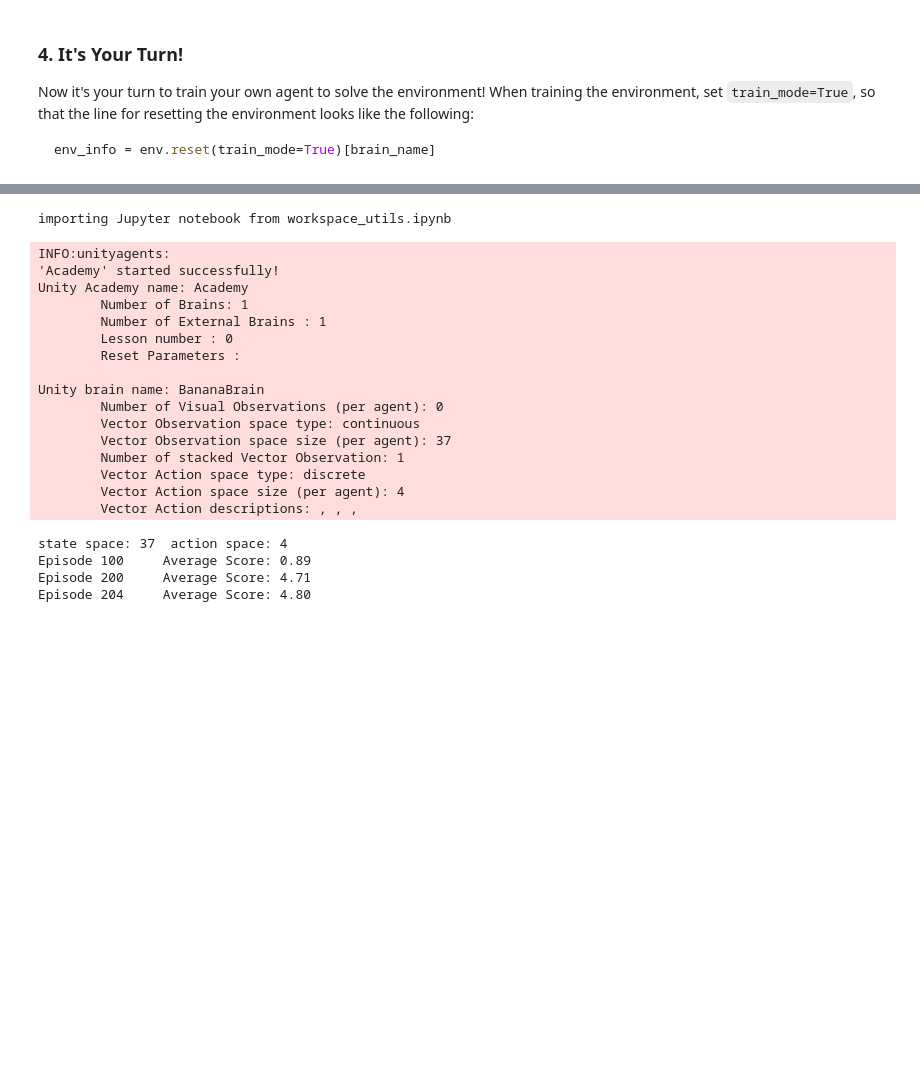
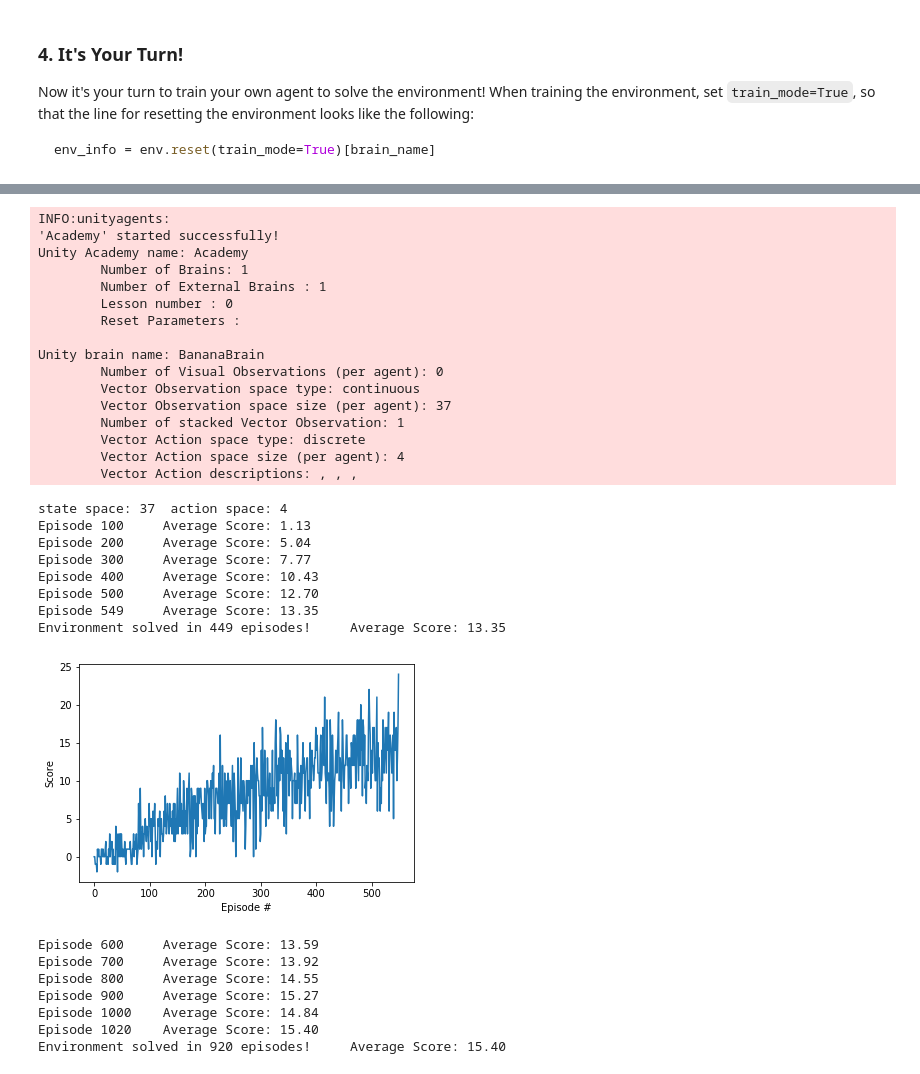
Before and after one commit to gutscdav000/dqn_navigation_project, a Jupyter notebook: Navigation.ipynb, the cells around one changed output, grey strips where cells are left out. Saved outputs shown, nothing was run; the diff lists cells and outputs as text; code cells hidden in the pictures; blank space fills up the shorter version.

Commit message:
post training Navigation notebook and other relevent data

```diff
--- a/Navigation.ipynb
+++ b/Navigation.ipynb
@@ -170,6 +170,7 @@ env_info = env.reset(train_mode=True)[brain_name]
 # %%
 from collections import deque
 import torch
+import matplotlib.pyplot as plt
 
 def dqn(agent, env, brain, brain_name, n_episodes=2000, max_t=1000, eps_start=1.0, eps_end=0.01, eps_decay=0.995):
     """Deep Q-Learning.
@@ -214,12 +215,15 @@ def dqn(agent, env, brain, brain_name, n_episodes=2000, max_t=1000, eps_start=1.
             max_score = score
             if np.mean(scores_window)>=13.0:
                 print('\nEnvironment solved in {:d} episodes!\tAverage Score: {:.2f}'.format(i_episode-100, np.mean(scores_window)))
-                checkpoint = {
-                    'model': agent.qnetwork_local,
-                    'state': agent.qnetwork_local.state_dict(),
-                    'optimizer': agent.optimizer.state_dict()
-                }
-                torch.save(checkpoint, 'checkpoint.pth')
-                break
+                torch.save(agent.qnetwork_local.state_dict(), 'checkpoint.pth')
+
+                fig = plt.figure()
+                ax = fig.add_subplot(111)
+                plt.plot(np.arange(len(scores)), scores)
+                plt.ylabel('Score')
+                plt.xlabel('Episode #')
+                plt.savefig('training_episodes.png')
+                plt.show()
+#                 break
 
     return scores
@@ -226,53 +233,65 @@ def dqn(agent, env, brain, brain_name, n_episodes=2000, max_t=1000, eps_start=1.
 # %%
 from dqn_agent import Agent
 import os
 import import_ipynb
-from workspace_utils import active_session
+# from workspace_utils import active_session
 
 # get the default brain
 # env = UnityEnvironment(file_name=os.path.join('Banana_Windows_x86_64', 'Banana.exe'))
-env = UnityEnvironment(file_name="/data/Banana_Linux_NoVis/Banana.x86_64")
+env = UnityEnvironment(file_name="Banana_Linux_NoVis/Banana.x86_64")
 brain_name = env.brain_names[0]
 brain = env.brains[brain_name]
 env_info = env.reset(train_mode=False)[brain_name]
 
 action_space = brain.vector_action_space_size
 state_space = len(env_info.vector_observations[0])
 print(f"state space: {state_space}\t action space: {action_space}")
 
 agent = Agent(state_size=state_space, action_size=action_space, seed=0)
 # load existing agent model
 # agent.load_model('checkpoint.pth')
 
-with active_session():
-    scores = dqn(agent, env, brain, brain_name, n_episodes=2000, max_t=1000, eps_start=1.0, eps_end=0.01, eps_decay=0.995)
+# with active_session():
+scores = dqn(agent, env, brain, brain_name, n_episodes=2000, max_t=1000, eps_start=1.0, eps_end=0.01, eps_decay=0.995)
 
 # plot the scores
 fig = plt.figure()
 ax = fig.add_subplot(111)
 plt.plot(np.arange(len(scores)), scores)
 plt.ylabel('Score')
 plt.xlabel('Episode #')
+plt.savefig('training_episodes.png')
 plt.show()
 # %% [output]
-importing Jupyter notebook from workspace_utils.ipynb
+INFO:unityagents:
+'Academy' started successfully!
+Unity Academy name: Academy
+        Number of Brains: 1
+        Number of External Brains : 1
+        Lesson number : 0
+        Reset Parameters :
+
+Unity brain name: BananaBrain
+        Number of Visual Observations (per agent): 0
+        Vector Observation space type: continuous
+        Vector Observation space size (per agent): 37
+        Number of stacked Vector Observation: 1
+        Vector Action space type: discrete
+        Vector Action space size (per agent): 4
+        Vector Action descriptions: , , ,
-INFO:unityagents:
-'Academy' started successfully!
-Unity Academy name: Academy
-        Number of Brains: 1
-        Number of External Brains : 1
-        Lesson number : 0
-        Reset Parameters :
-
-Unity brain name: BananaBrain
-        Number of Visual Observations (per agent): 0
-        Vector Observation space type: continuous
-        Vector Observation space size (per agent): 37
-        Number of stacked Vector Observation: 1
-        Vector Action space type: discrete
-        Vector Action space size (per agent): 4
-        Vector Action descriptions: , , ,
+state space: 37  action space: 4
+Episode 100     Average Score: 1.13
+Episode 200     Average Score: 5.04
+Episode 300     Average Score: 7.77
+Episode 400     Average Score: 10.43
+Episode 500     Average Score: 12.70
+Episode 549     Average Score: 13.35
+Environment solved in 449 episodes!     Average Score: 13.35
+[figure, added]
-state space: 37  action space: 4
-Episode 100     Average Score: 0.89
-Episode 200     Average Score: 4.71
-Episode 204     Average Score: 4.80
+Episode 600     Average Score: 13.59
+Episode 700     Average Score: 13.92
+Episode 800     Average Score: 14.55
+Episode 900     Average Score: 15.27
+Episode 1000    Average Score: 14.84
+Episode 1020    Average Score: 15.40
+Environment solved in 920 episodes!     Average Score: 15.40
```
Also changed, not shown: parts of 3 cells of this notebook, 4 other files.
